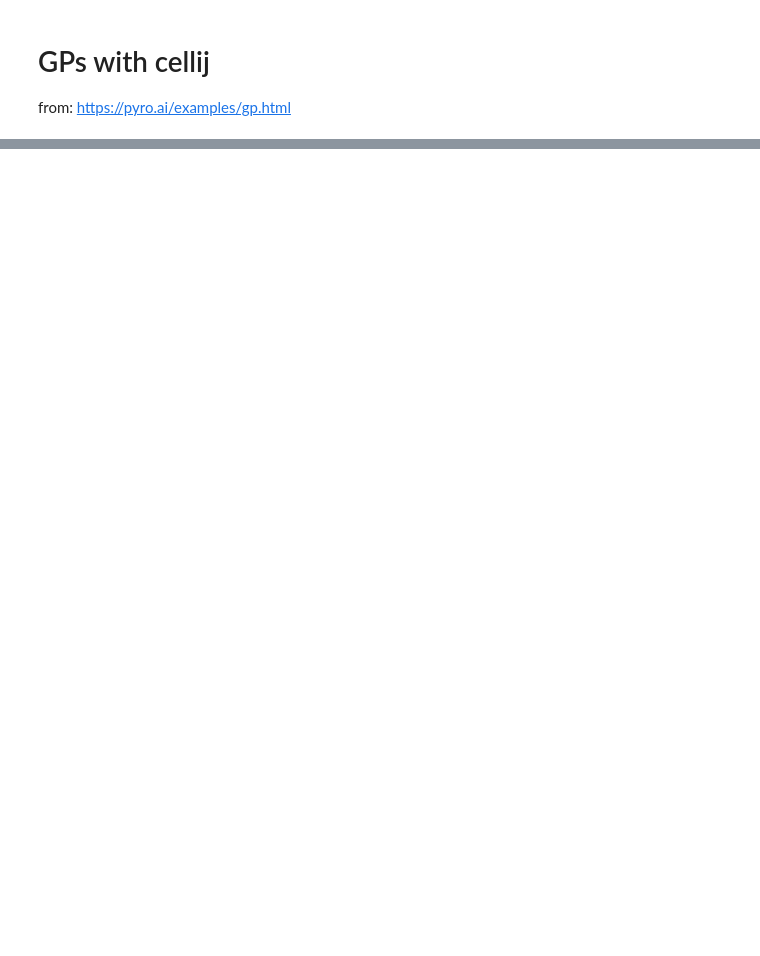
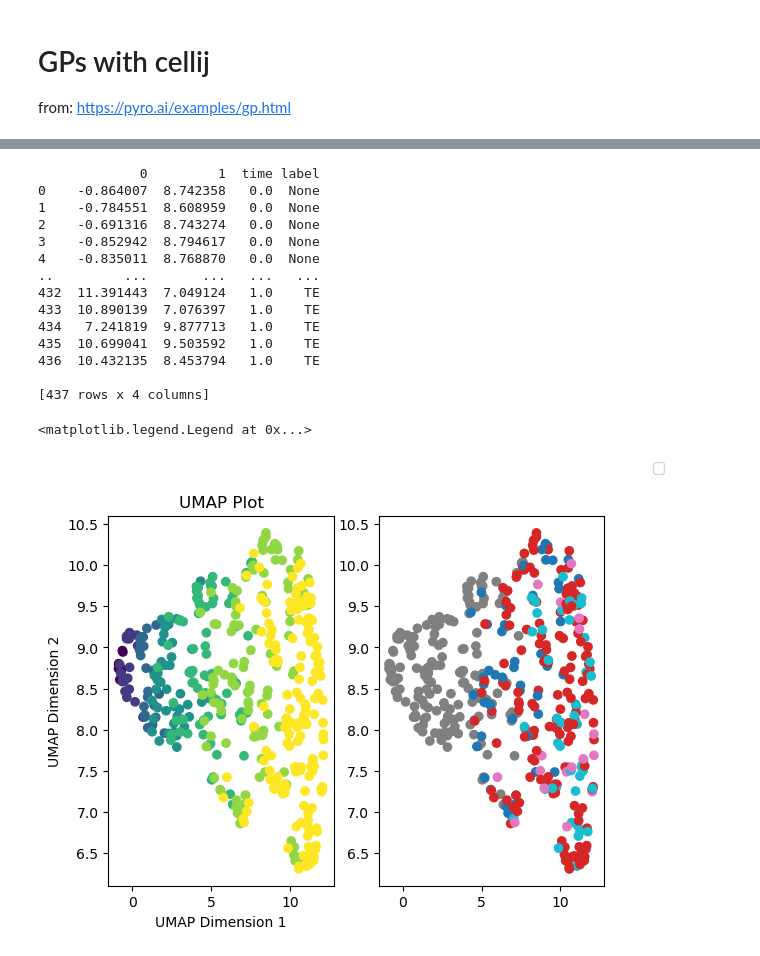
Before and after one commit to bioFAM/cellij, a Jupyter notebook: notebooks/new_gp.ipynb, the cells around one changed output, grey strips where cells are left out. Saved outputs shown, nothing was run; the diff lists cells and outputs as text; code cells hidden in the pictures; blank space fills up the shorter version.

```diff
--- a/notebooks/new_gp.ipynb
+++ b/notebooks/new_gp.ipynb
@@ -251,0 +326,9 @@ sns.heatmap(b@a, center=0, cmap="seismic")
+# %%
+import umap
+y = w@z
+
+# Create a UMAP object with desired parameters
+umap_obj = umap.UMAP()
+
+# Fit the UMAP model to your matrix
+umap_result = umap_obj.fit_transform(factor_means.squeeze().T)
@@ -251,0 +339,22 @@ sns.heatmap(b@a, center=0, cmap="seismic")
+# %%
+umap_result = pd.DataFrame(umap_result)
+umap_result["time"] = mdata.obs["division_scaled"].values
+umap_result["label"] = mdata.obs["label"].values
+print(umap_result)
+
+label_set = set(umap_result["label"]) - {None}
+num_labels = len(label_set)
+color_map = plt.cm.get_cmap('tab10', num_labels)
+label_to_color = {label: color_map(i) for i, label in enumerate(label_set)}
+
+# Assign colors to the points based on the labels
+colors = [label_to_color[label] if label in label_to_color else 'gray' for label in umap_result["label"]]
+
+fig, axs = plt.subplots(ncols=2, nrows=1)
+axs[0].scatter(umap_result[0], umap_result[1], c = umap_result["time"])
+axs[0].set_xlabel('UMAP Dimension 1')
+axs[0].set_ylabel('UMAP Dimension 2')
+axs[0].set_title('UMAP Plot')
+
+axs[1].scatter(umap_result[0], umap_result[1], c = colors)
+# %% [output]
@@ -251,0 +362,16 @@ sns.heatmap(b@a, center=0, cmap="seismic")
+             0         1  time label
+0    -0.864007  8.742358   0.0  None
+1    -0.784551  8.608959   0.0  None
+2    -0.691316  8.743274   0.0  None
+3    -0.852942  8.794617   0.0  None
+4    -0.835011  8.768870   0.0  None
+..         ...       ...   ...   ...
+432  11.391443  7.049124   1.0    TE
+433  10.890139  7.076397   1.0    TE
+434   7.241819  9.877713   1.0    TE
+435  10.699041  9.503592   1.0    TE
+436  10.432135  8.453794   1.0    TE
+
+[437 rows x 4 columns]
+<matplotlib.legend.Legend at 0x...>
+[figure, added]
```
Also changed, not shown: parts of 22 cells of this notebook.
